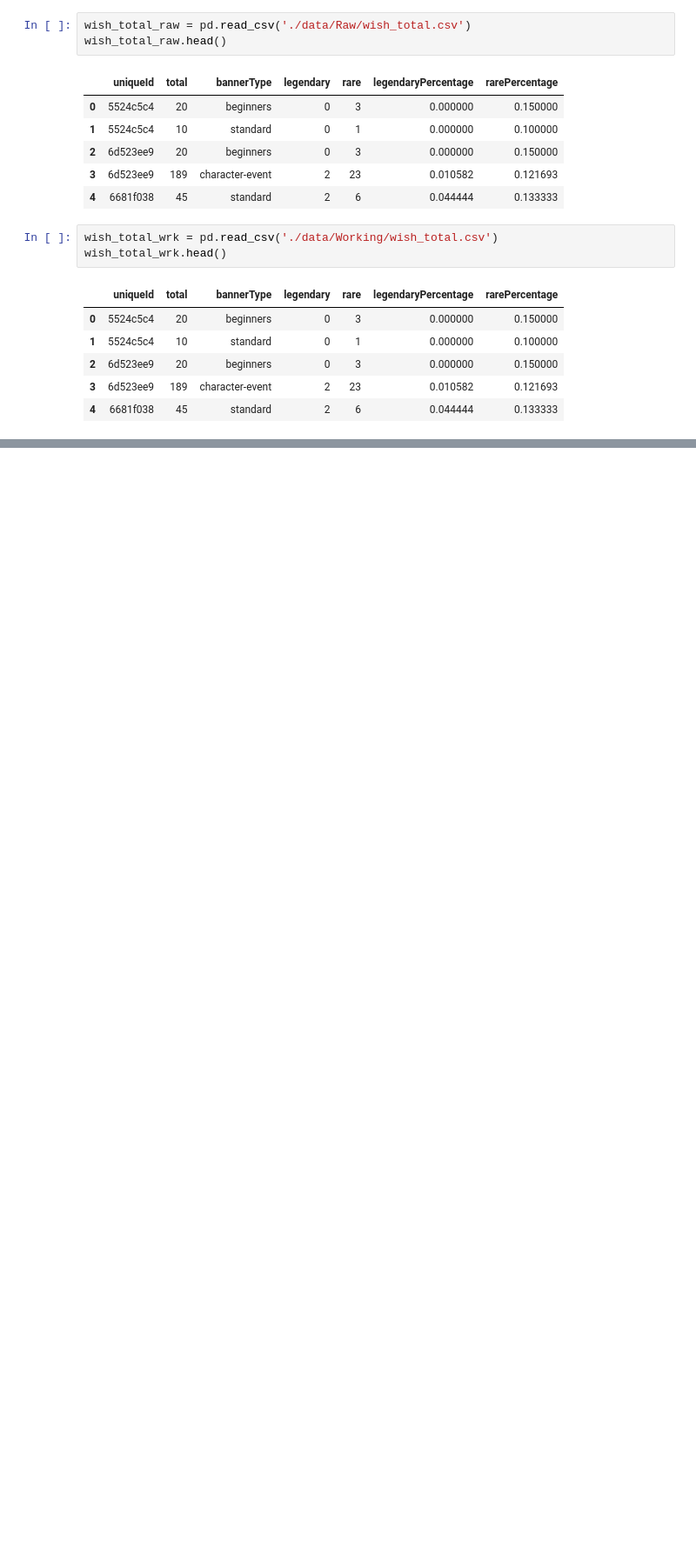
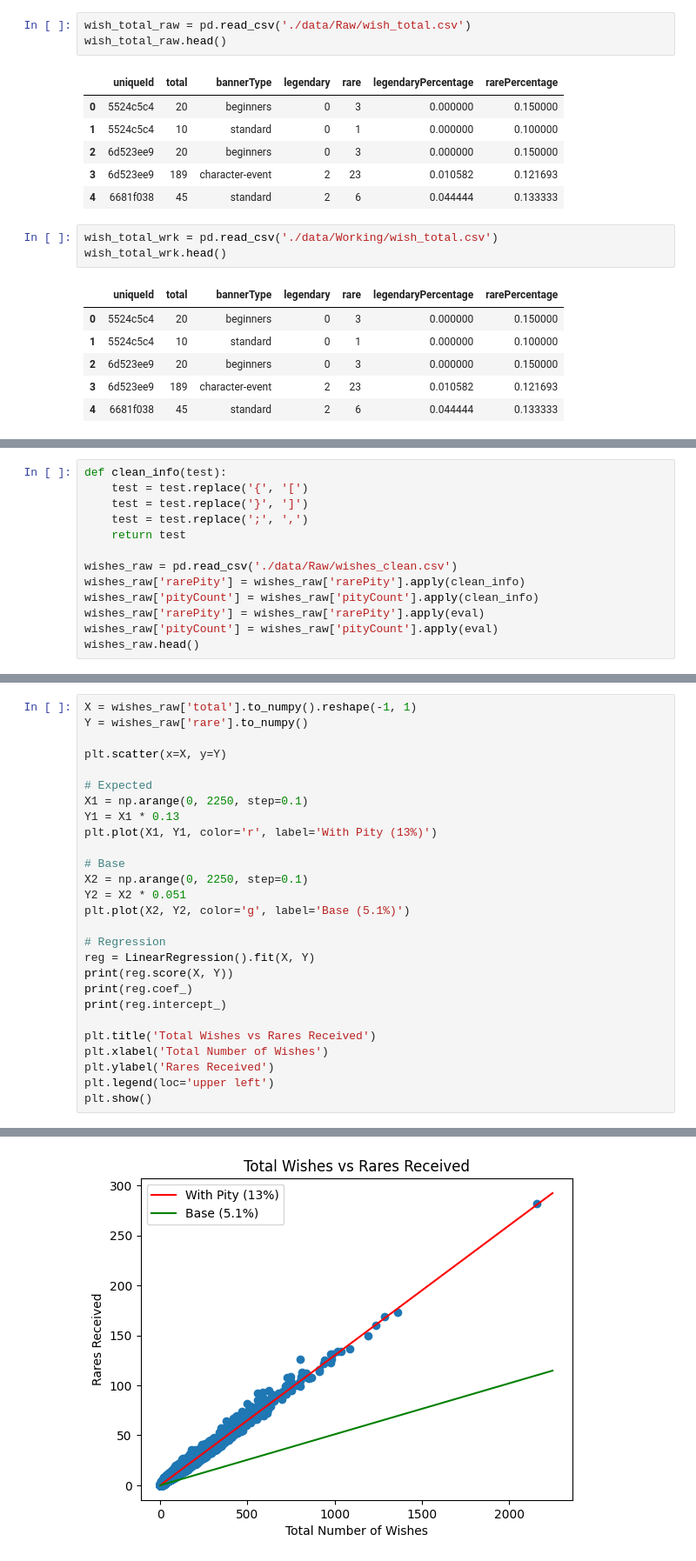
Before and after one commit to kzqiu/cdss-hack-2023, a Jupyter notebook: genshin.ipynb, the cells around one changed output, grey strips where cells are left out. Shown: that part at 87% size. Drawn from its saved outputs; the diff is of its cells as text; blank space fills up the shorter version.

```diff
--- a/genshin.ipynb
+++ b/genshin.ipynb
@@ -46,0 +60,13 @@ wish_total_wrk.head()
+# %%
+def clean_info(test):
+    test = test.replace('{', '[')
+    test = test.replace('}', ']')
+    test = test.replace(';', ',')
+    return test
+
+wishes_raw = pd.read_csv('./data/Raw/wishes_clean.csv')
+wishes_raw['rarePity'] = wishes_raw['rarePity'].apply(clean_info)
+wishes_raw['pityCount'] = wishes_raw['pityCount'].apply(clean_info)
+wishes_raw['rarePity'] = wishes_raw['rarePity'].apply(eval)
+wishes_raw['pityCount'] = wishes_raw['pityCount'].apply(eval)
+wishes_raw.head()
@@ -46,0 +94,28 @@ wish_total_wrk.head()
+# %%
+X = wishes_raw['total'].to_numpy().reshape(-1, 1)
+Y = wishes_raw['rare'].to_numpy()
+
+plt.scatter(x=X, y=Y)
+
+# Expected
+X1 = np.arange(0, 2250, step=0.1)
+Y1 = X1 * 0.13
+plt.plot(X1, Y1, color='r', label='With Pity (13%)')
+
+# Base
+X2 = np.arange(0, 2250, step=0.1)
+Y2 = X2 * 0.051
+plt.plot(X2, Y2, color='g', label='Base (5.1%)')
+
+# Regression
+reg = LinearRegression().fit(X, Y)
+print(reg.score(X, Y))
+print(reg.coef_)
+print(reg.intercept_)
+
+plt.title('Total Wishes vs Rares Received')
+plt.xlabel('Total Number of Wishes')
+plt.ylabel('Rares Received')
+plt.legend(loc='upper left')
+plt.show()
+# %% [output]
@@ -46,0 +125 @@ wish_total_wrk.head()
+[figure, added]
```
Also changed, not shown: parts of 16 cells of this notebook, 52 other files.
